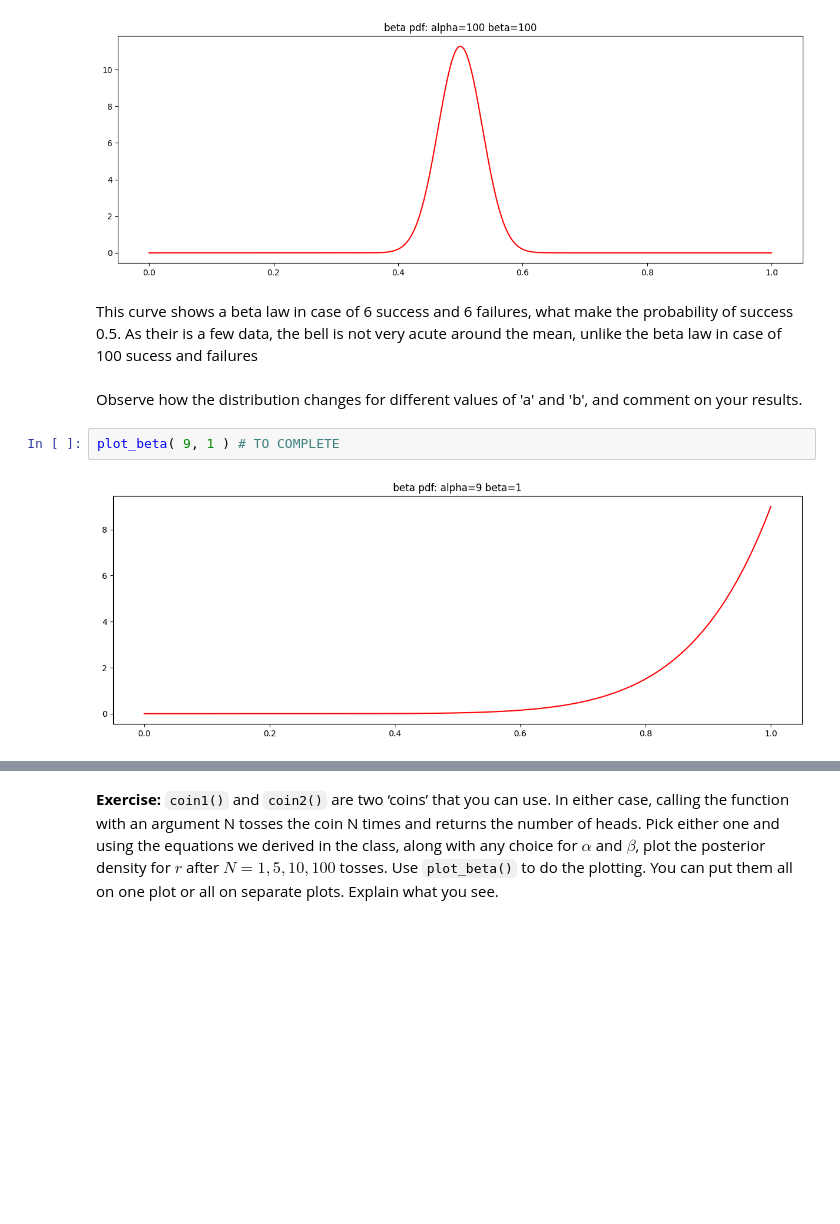
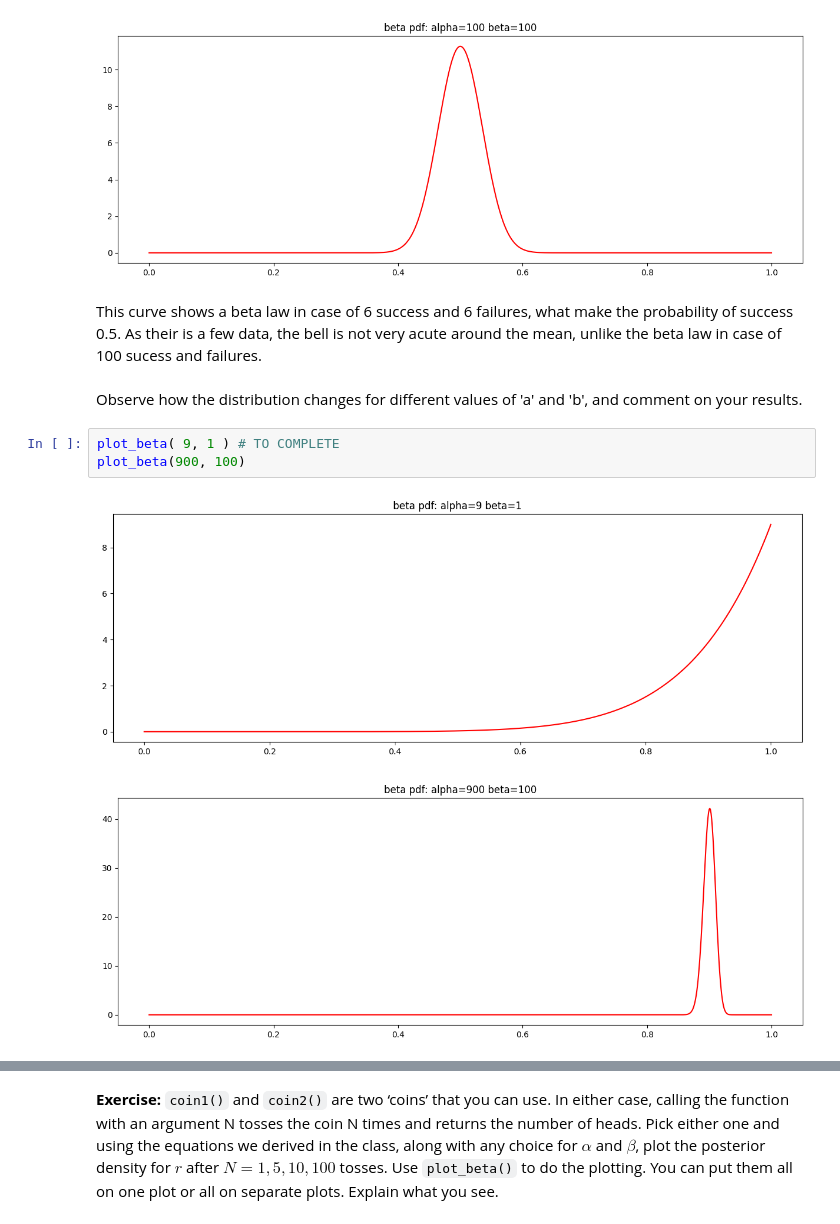
Before and after one commit to Codex1er/asi-labs, a Jupyter notebook: lab_week1-public/Coin_Toss_Experiment.ipynb, the cells around one changed output, grey strips where cells are left out. Cells and saved outputs as stored; diff of their text form; blank space fills up the shorter version.

```diff
--- a/lab_week1-public/Coin_Toss_Experiment.ipynb
+++ b/lab_week1-public/Coin_Toss_Experiment.ipynb
@@ -36,10 +36,12 @@ plot_beta(100,100)
 [figure]
 [figure]
 # %% [markdown]
-This curve shows a beta law in case of 6 success and 6 failures, what make the probability of success 0.5. As their is a few data, the bell is not very acute around the mean, unlike the beta law in case of 100 sucess and failures
+This curve shows a beta law in case of 6 success and 6 failures, what make the probability of success 0.5. As their is a few data, the bell is not very acute around the mean, unlike the beta law in case of 100 sucess and failures.
 # %% [markdown]
 Observe how the distribution changes for different values of 'a' and 'b', and comment on your results.
 # %%
 plot_beta( 9, 1 ) # TO COMPLETE
+plot_beta(900, 100)
 # %% [output]
 [figure]
+[figure, added]
```
Also changed, not shown: parts of 9 cells of this notebook, 3 other files.
